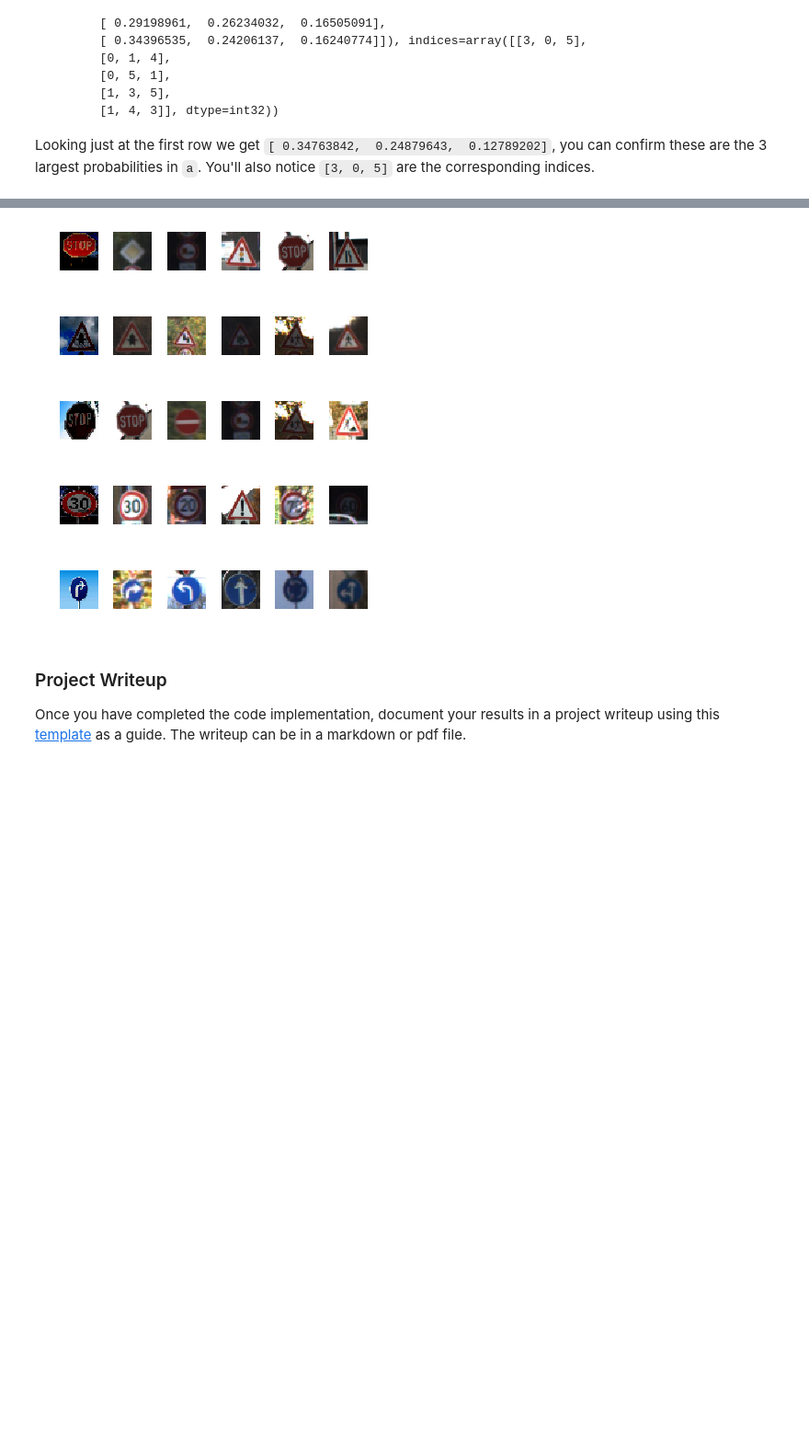
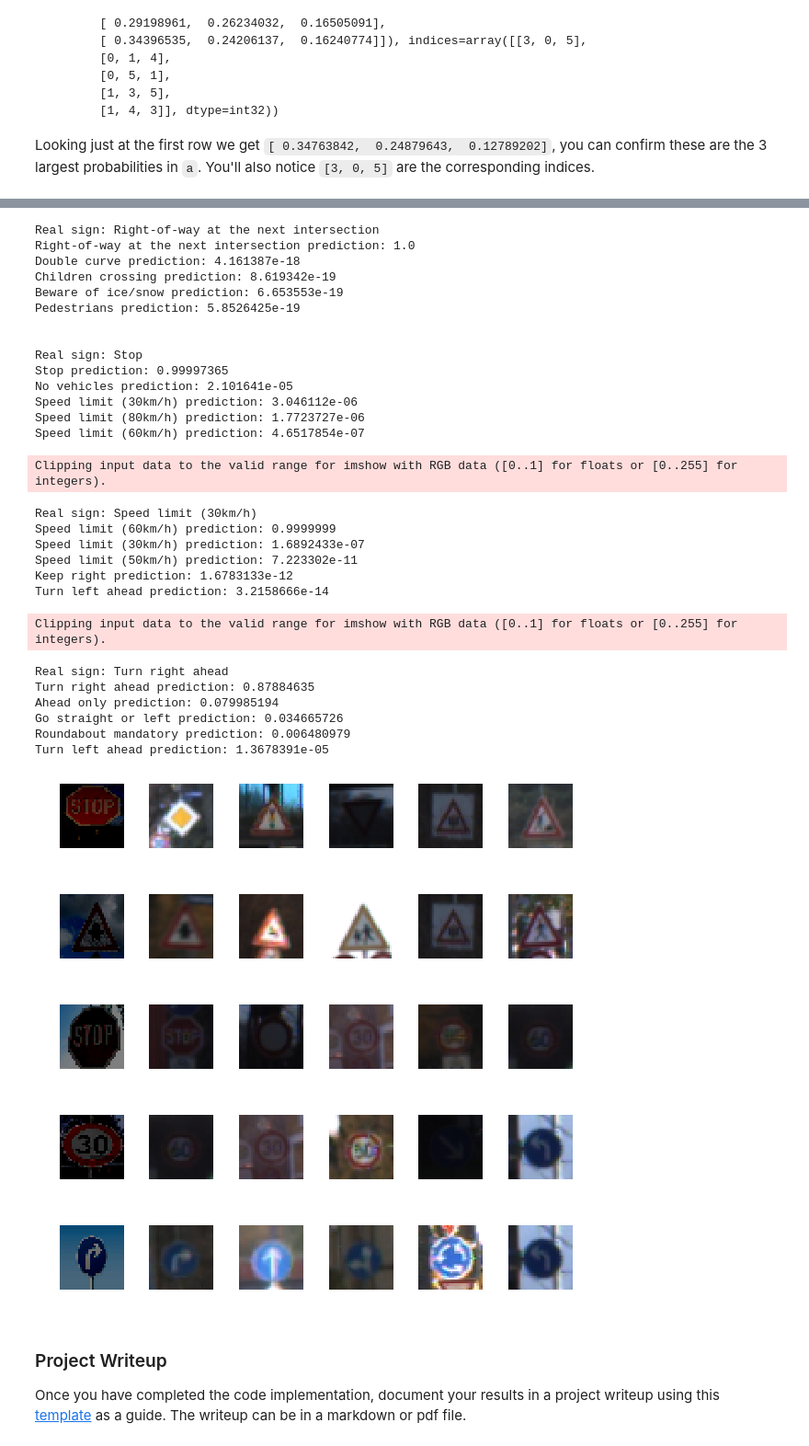
Before and after one commit to rajkinra23/traffic-sign-classifier, a Jupyter notebook: Traffic_Sign_Classifier.ipynb, the cells around one changed output, grey strips where cells are left out. Shown: that part at 92% size. Drawn from its saved outputs; the diff is of its cells as text; code cells hidden in the pictures; blank space fills up the shorter version.

```diff
--- a/Traffic_Sign_Classifier.ipynb
+++ b/Traffic_Sign_Classifier.ipynb
@@ -281,15 +279,16 @@ sets imply underfitting. A high accuracy on the training set but low accuracy on
 ### Feel free to use as many code cells as needed.
 
 # Initialize our placeholders.
-x = tf.placeholder(tf.float32, (None, 32, 32, 3),  name='x')
-y = tf.placeholder(tf.int32, (None), name='y')
+x = tf.placeholder(tf.float32, (None, 32, 32, 3))
+y = tf.placeholder(tf.int32, (None))
 one_hot_y = tf.one_hot(y, n_classes)
+keep_prob = tf.placeholder(tf.float32)
 
 # Create the model.
-logits = LeNet(x, n_classes)
+logits = LeNet(x, keep_prob)
 
 # Define the cross entropy between the logits and labels.
-cross_entropy = tf.nn.softmax_cross_entropy_with_logits_v2(logits=logits, labels=one_hot_y)
+cross_entropy = tf.nn.softmax_cross_entropy_with_logits(logits=logits, labels=one_hot_y)
 
 # Define the loss operation, which is to reduce the mean over the cross entropy.
 loss = tf.reduce_mean(cross_entropy)
@@ -430,7 +441,11 @@ lookup = {}
 reader = csv.DictReader(open('signnames.csv'))
 for row in reader:
     sign_id, name = row['ClassId'], row['SignName']
-    lookup[sign_id] = name
+    lookup[int(sign_id)] = name
+
+# Utility function to convert array of ints to lookup
+def convert(predictions):
+    return [lookup[i] for i in predictions]
 
 # Test our model on some images.
 images = []
@@ -470,10 +485,14 @@ y_web[4] = 33
 # Let's see the accuracy of our model with these examples.
 with tf.Session() as sess:
     tf.train.Saver().restore(sess, tf.train.latest_checkpoint('.'))
-    predictions = sess.run(tf.argmax(logits, 1), feed_dict = {x: X_web})
+    predictions = sess.run(tf.argmax(logits, 1), feed_dict = {x: X_web, keep_prob: 1.0})
     acc = sum(predictions == y_web)/len(y_web)
-    print("Our predictions: %s" % str(predictions))
-    print("Real answer: %s" % str(y_web))
+
+    # Convert predictions/y_web to sign name for viewing.
+    s_predictions, s_y_web = convert(predictions), convert(y_web)
+
+    print("Our predictions: %s" % str(s_predictions))
+    print("Real answer: %s" % str(s_y_web))
     print("Accuracy: %s" % str(acc))
 # %% [output]
 [figure]
@@ -534,10 +553,8 @@ predictions = tf.nn.softmax(logits)
 
 with tf.Session() as sess:
     model_saver.restore(sess, tf.train.latest_checkpoint('.'))
-    top_k_softmax = sess.run(tf.nn.top_k(predictions, k=5), feed_dict={x: X_web, y: y_web})
-
-    # Log the top 5 predictions.
-    print(top_k_softmax.indices)
+    top_k_softmax = sess.run(tf.nn.top_k(predictions, k=5), feed_dict={x: X_web, y: y_web, keep_prob: 1.0})
+    y_signs = convert(y_web)
 
     # For each prediction, display the image, along with the 5 best guesses.
     for i in range(len(top_k_softmax.indices)):
@@ -546,11 +563,19 @@ with tf.Session() as sess:
         # Get the predictions, along with the input image.
         input_image = X_web[i]
         predictions = top_k_softmax.indices[i]
+        sp = convert(predictions)
+        probs = top_k_softmax.values[i]
+
+        print("Real sign: %s" % y_signs[i])
+        for i in range(len(sp)):
+            cls, prob = sp[i], probs[i]
+            print("%s prediction: %s" % (cls, str(prob)))
+        print('\n')
 
         # Append images to the display row.
         display_row.append(input_image)
         for prediction in predictions:
-            display_row.append(images[prediction][0])
+            display_row.append(image_buckets[prediction][0])
         display_row_of_images(display_row)
 # %% [output]
 INFO:tensorflow:Restoring parameters from ./LeNet
@@ -567,8 +591,36 @@ Clipping input data to the valid range for imshow with RGB data ([0..1] for floa
+Real sign: Right-of-way at the next intersection
+Right-of-way at the next intersection prediction: 1.0
+Double curve prediction: 4.161387e-18
+Children crossing prediction: 8.619342e-19
+Beware of ice/snow prediction: 6.653553e-19
+Pedestrians prediction: 5.8526425e-19
+
+
+Real sign: Stop
+Stop prediction: 0.99997365
+No vehicles prediction: 2.101641e-05
+Speed limit (30km/h) prediction: 3.046112e-06
+Speed limit (80km/h) prediction: 1.7723727e-06
+Speed limit (60km/h) prediction: 4.6517854e-07
+Clipping input data to the valid range for imshow with RGB data ([0..1] for floats or [0..255] for integers).
+Real sign: Speed limit (30km/h)
+Speed limit (60km/h) prediction: 0.9999999
+Speed limit (30km/h) prediction: 1.6892433e-07
+Speed limit (50km/h) prediction: 7.223302e-11
+Keep right prediction: 1.6783133e-12
+Turn left ahead prediction: 3.2158666e-14
+Clipping input data to the valid range for imshow with RGB data ([0..1] for floats or [0..255] for integers).
+Real sign: Turn right ahead
+Turn right ahead prediction: 0.87884635
+Ahead only prediction: 0.079985194
+Go straight or left prediction: 0.034665726
+Roundabout mandatory prediction: 0.006480979
+Turn left ahead prediction: 1.3678391e-05
-[figure, old version]
+[figure, new version]
-[figure, old version]
+[figure, new version]
-[figure, old version]
+[figure, new version]
-[figure, old version]
+[figure, new version]
-[figure, old version]
+[figure, new version]
 # %% [markdown]
 ### Project Writeup
 
```
Also changed, not shown: parts of 10 cells of this notebook, 4 other files.
